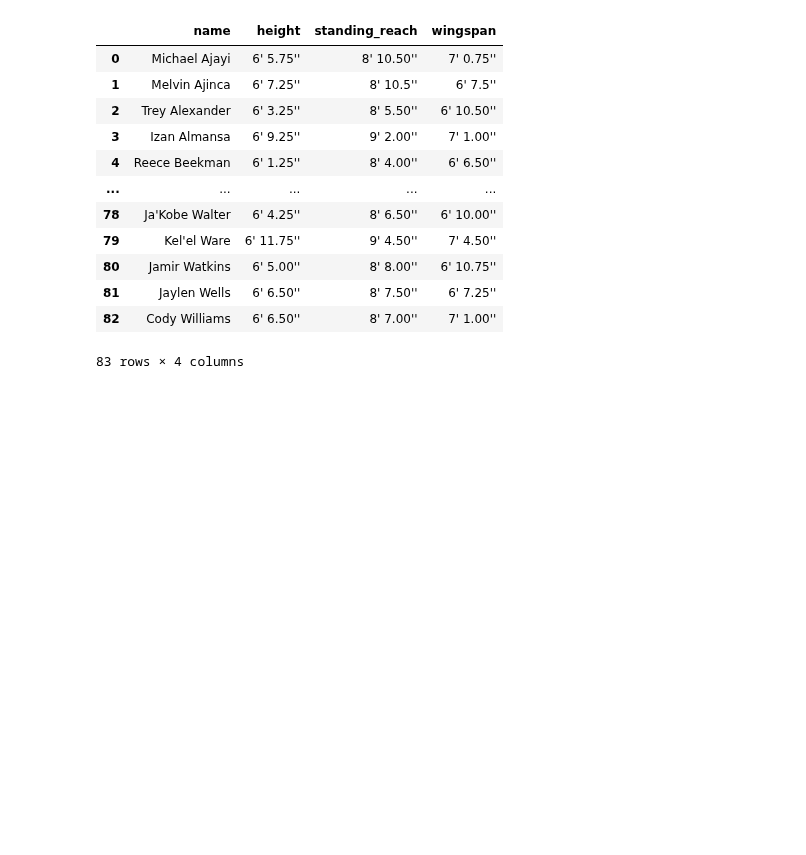
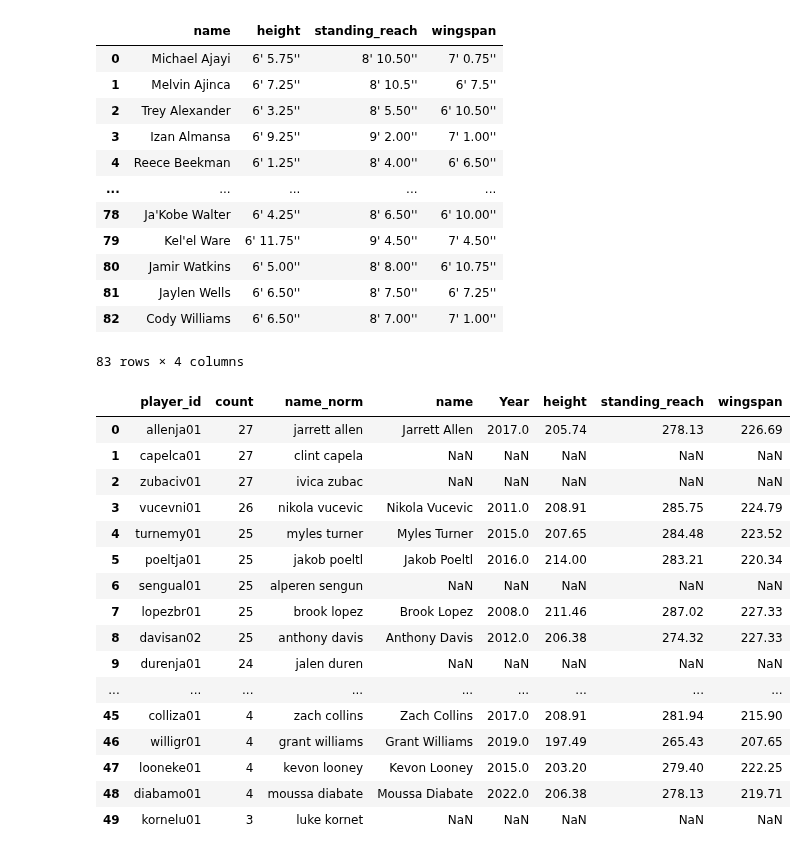
Before and after one commit to martinbog19/LeFirstBasket, a Jupyter notebook: morning_debrief.ipynb, the cells around one changed output. Drawn from its saved outputs; the diff is of its cells as text; code cells hidden in the pictures; blank space fills up the shorter version.

```diff
--- a/morning_debrief.ipynb
+++ b/morning_debrief.ipynb
@@ -319,0 +323,41 @@ for year in np.arange(2003, 2025) :
+# %%
+meas = pd.read_csv('data/combine_anthro.csv')
+metadata = pd.read_csv('data/player_metadata.csv')[['player_id', 'name_norm']]
+# %%
+meas['name_norm'] = meas['name'].apply(normalize_name)
+# %%
+jumpball = pd.read_csv('data/first_basket_2025.csv')
+jumpball = jumpball[['jumpball_home', 'jumpball_away']].melt()[['value']].rename(columns = {'value': 'player_id'})
+jumpball = jumpball['player_id'].value_counts().reset_index()
+# %%
+(
+    jumpball
+    .merge(
+        metadata,
+        on = 'player_id',
+        how = 'left'
+    )
+    .merge(
+        meas,
+        on = 'name_norm',
+        how = 'left'
+    )
+).head(50)
+# %% [output]
+|  | player_id | count | name_norm | name | Year | height | standing_reach | wingspan |
+| 0 | allenja01 | 27 | jarrett allen | Jarrett Allen | 2017.0 | 205.74 | 278.13 | 226.69 |
+| 1 | capelca01 | 27 | clint capela | NaN | NaN | NaN | NaN | NaN |
+| 2 | zubaciv01 | 27 | ivica zubac | NaN | NaN | NaN | NaN | NaN |
+| 3 | vucevni01 | 26 | nikola vucevic | Nikola Vucevic | 2011.0 | 208.91 | 285.75 | 224.79 |
+| 4 | turnemy01 | 25 | myles turner | Myles Turner | 2015.0 | 207.65 | 284.48 | 223.52 |
+| 5 | poeltja01 | 25 | jakob poeltl | Jakob Poeltl | 2016.0 | 214.00 | 283.21 | 220.34 |
+| 6 | sengual01 | 25 | alperen sengun | NaN | NaN | NaN | NaN | NaN |
+| 7 | lopezbr01 | 25 | brook lopez | Brook Lopez | 2008.0 | 211.46 | 287.02 | 227.33 |
+| 8 | davisan02 | 25 | anthony davis | Anthony Davis | 2012.0 | 206.38 | 274.32 | 227.33 |
+| 9 | durenja01 | 24 | jalen duren | NaN | NaN | NaN | NaN | NaN |
+| ... | ... | ... | ... | ... | ... | ... | ... | ... |
+| 45 | colliza01 | 4 | zach collins | Zach Collins | 2017.0 | 208.91 | 281.94 | 215.90 |
+| 46 | willigr01 | 4 | grant williams | Grant Williams | 2019.0 | 197.49 | 265.43 | 207.65 |
+| 47 | looneke01 | 4 | kevon looney | Kevon Looney | 2015.0 | 203.20 | 279.40 | 222.25 |
+| 48 | diabamo01 | 4 | moussa diabate | Moussa Diabate | 2022.0 | 206.38 | 278.13 | 219.71 |
+| 49 | kornelu01 | 3 | luke kornet | NaN | NaN | NaN | NaN | NaN |
```
Also changed, not shown: parts of 1 cell of this notebook, 5 other files.
